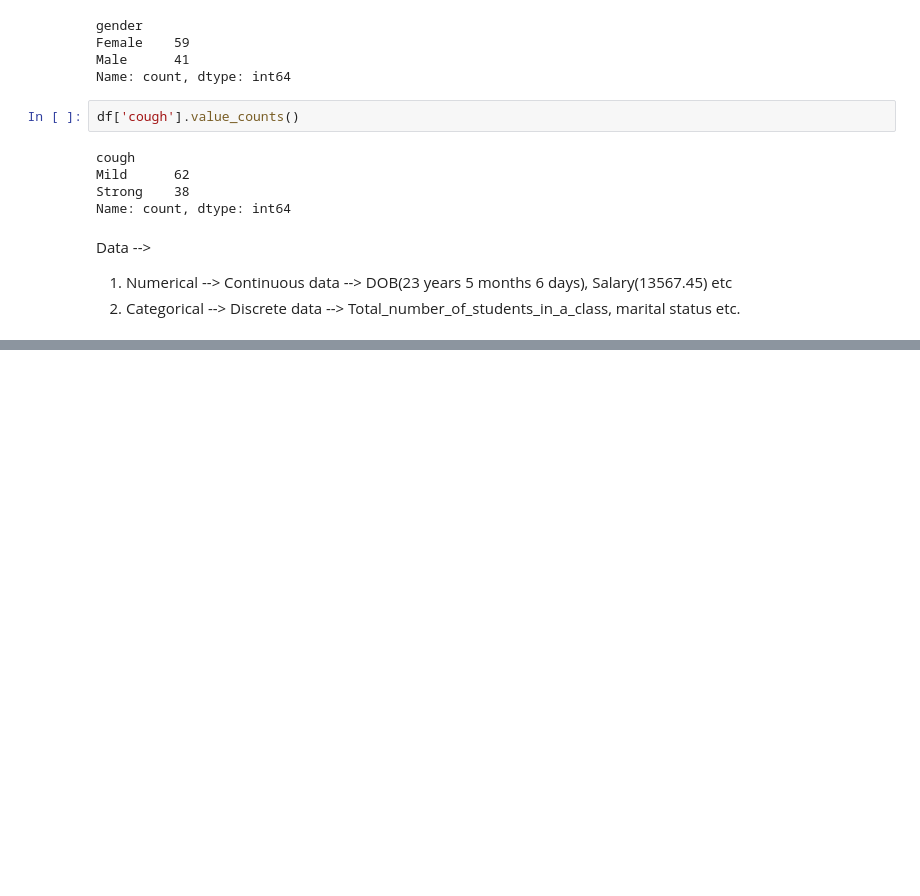
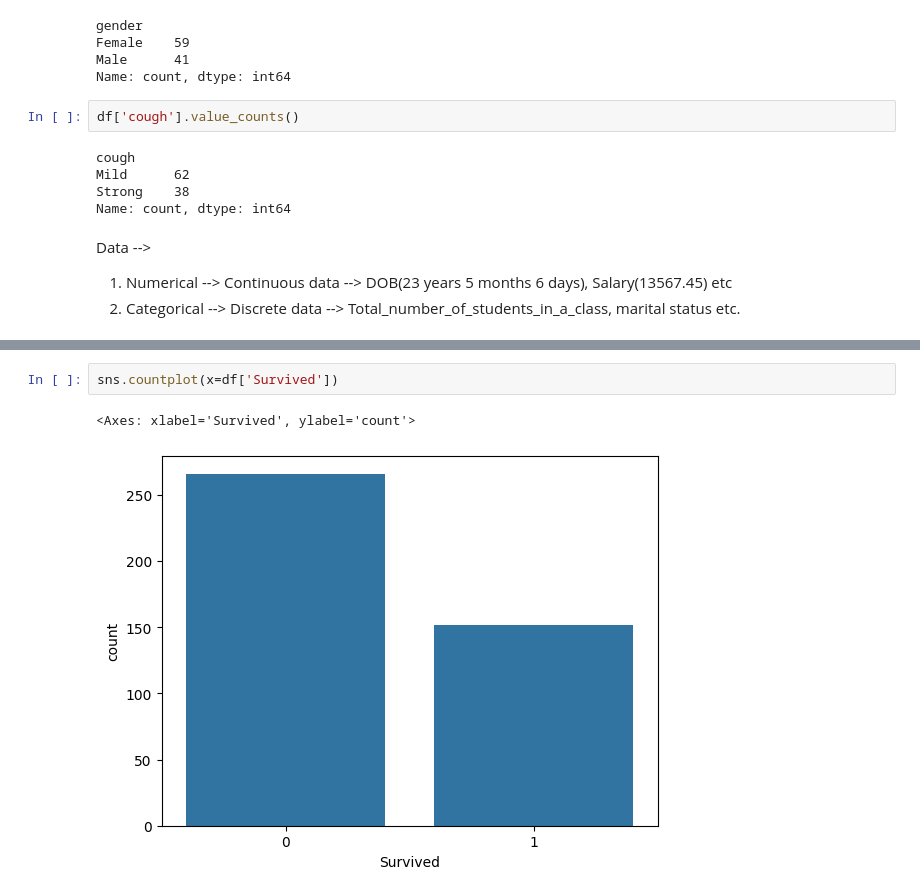
Before and after one commit to Prakuljn/Python, a Jupyter notebook: pandas.ipynb, the cells around one changed output, grey strips where cells are left out. Saved outputs shown, nothing was run; the diff lists cells and outputs as text; blank space fills up the shorter version.

```diff
--- a/pandas.ipynb
+++ b/pandas.ipynb
@@ -370,0 +930,5 @@ Data -->
+# %%
+sns.countplot(x=df['Survived'])
+# %% [output]
+<Axes: xlabel='Survived', ylabel='count'>
+[figure, added]
```
Also changed, not shown: parts of 82 cells of this notebook.
